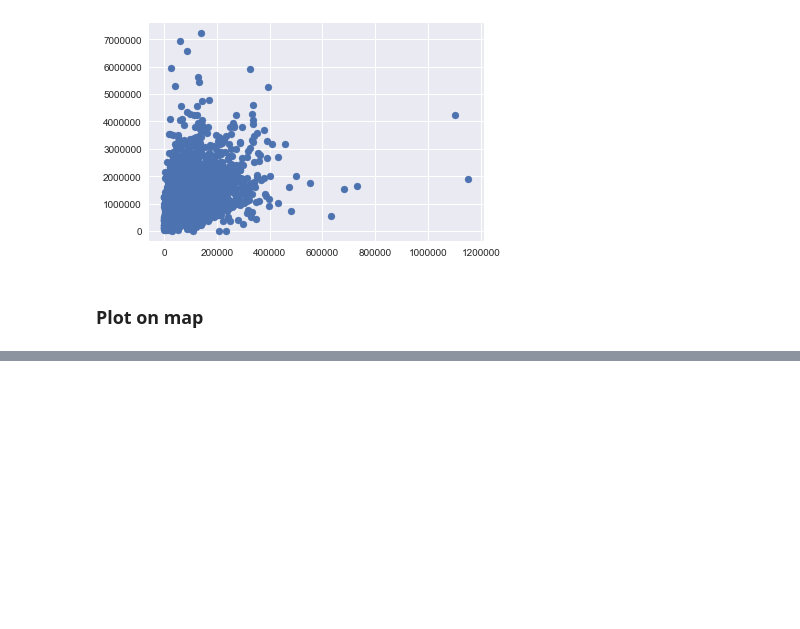
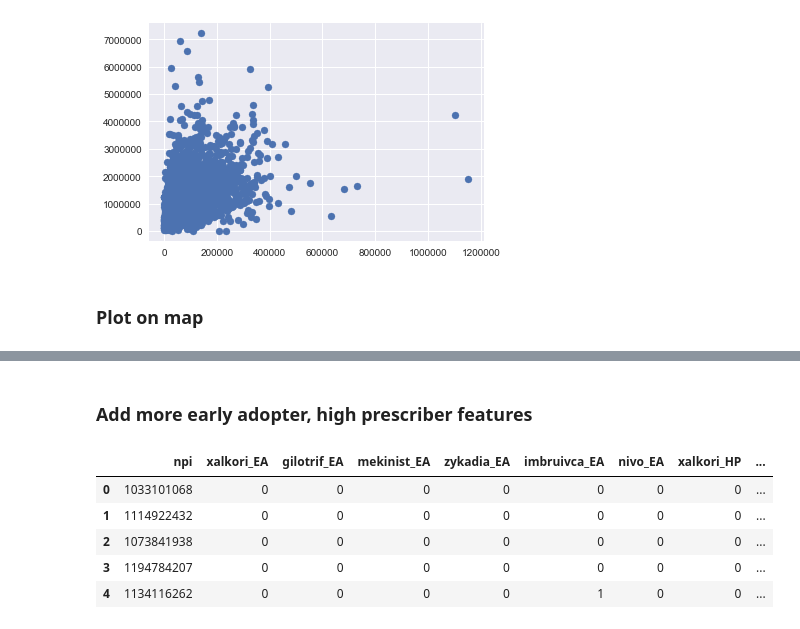
Before and after one commit to m3ngineer/med-mapper, a Jupyter notebook: imbruvica_eda.ipynb, the cells around one changed output, grey strips where cells are left out. Drawn from its saved outputs; the diff is of its cells as text; code cells hidden in the pictures; blank space fills up the shorter version.

```diff
--- a/imbruvica_eda.ipynb
+++ b/imbruvica_eda.ipynb
@@ -683,3 +681,17 @@ fig = dict( data=data, layout=layout )
 py.iplot( fig, validate=False, filename='d3-airports' )
 # %% [output]
 [interactive output not drawn]
+# %% [markdown]
+### Add more early adopter, high prescriber features
+# %%
+EA_HP = pd.read_csv('data/imbruvica_EA_HP.txt', delimiter='\t')
+EA_HP = EA_HP.iloc[:,1:]
+EA_HP.drop('high_prescrib', axis=1, inplace=True)
+EA_HP.head()
+# %% [output]
+|  | npi | xalkori_EA | gilotrif_EA | mekinist_EA | zykadia_EA | imbruivca_EA | nivo_EA | xalkori_HP | ... |
+| 0 | 1033101068 | 0 | 0 | 0 | 0 | 0 | 0 | 0 | ... |
+| 1 | 1114922432 | 0 | 0 | 0 | 0 | 0 | 0 | 0 | ... |
+| 2 | 1073841938 | 0 | 0 | 0 | 0 | 0 | 0 | 0 | ... |
+| 3 | 1194784207 | 0 | 0 | 0 | 0 | 0 | 0 | 0 | ... |
+| 4 | 1134116262 | 0 | 0 | 0 | 0 | 1 | 0 | 0 | ... |
```
Also changed, not shown: parts of 7 cells of this notebook, 7 other files.
